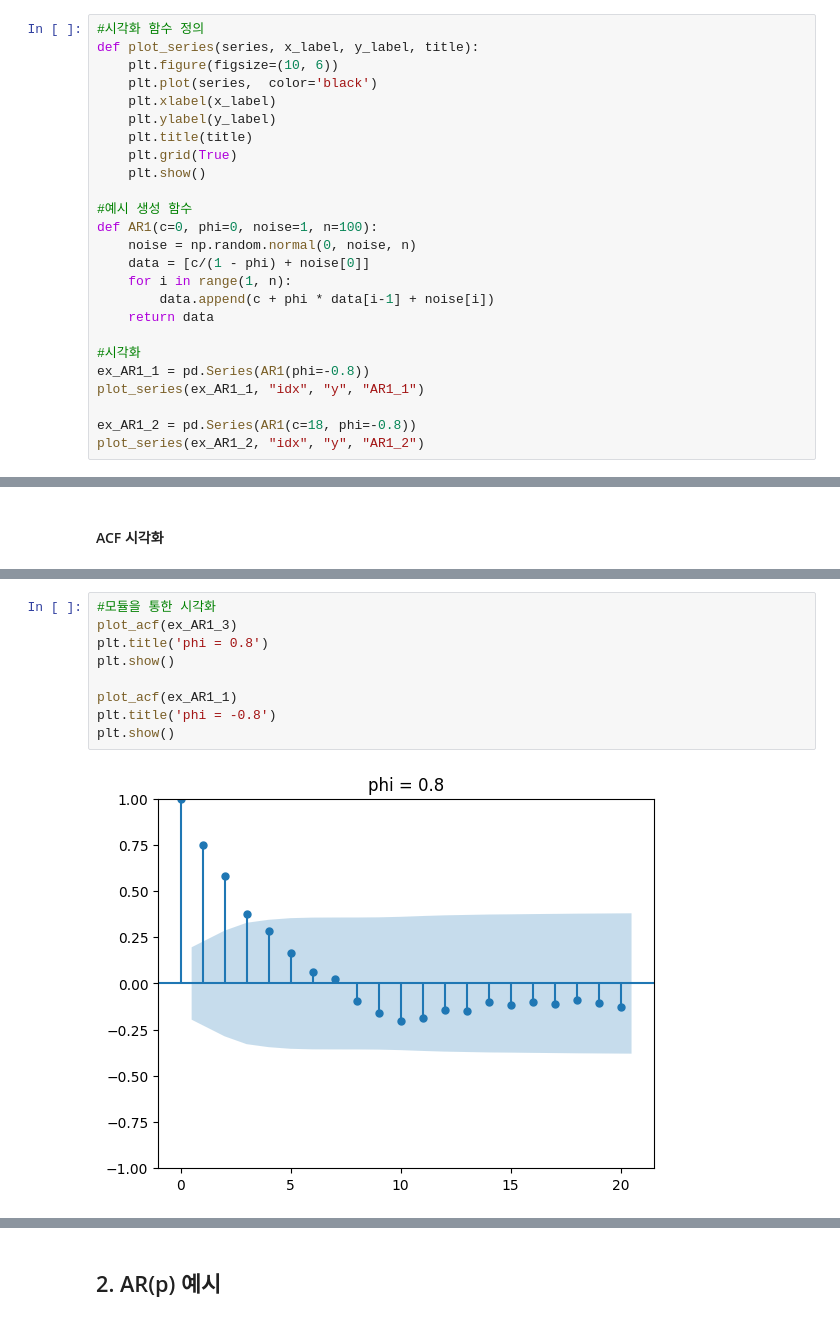
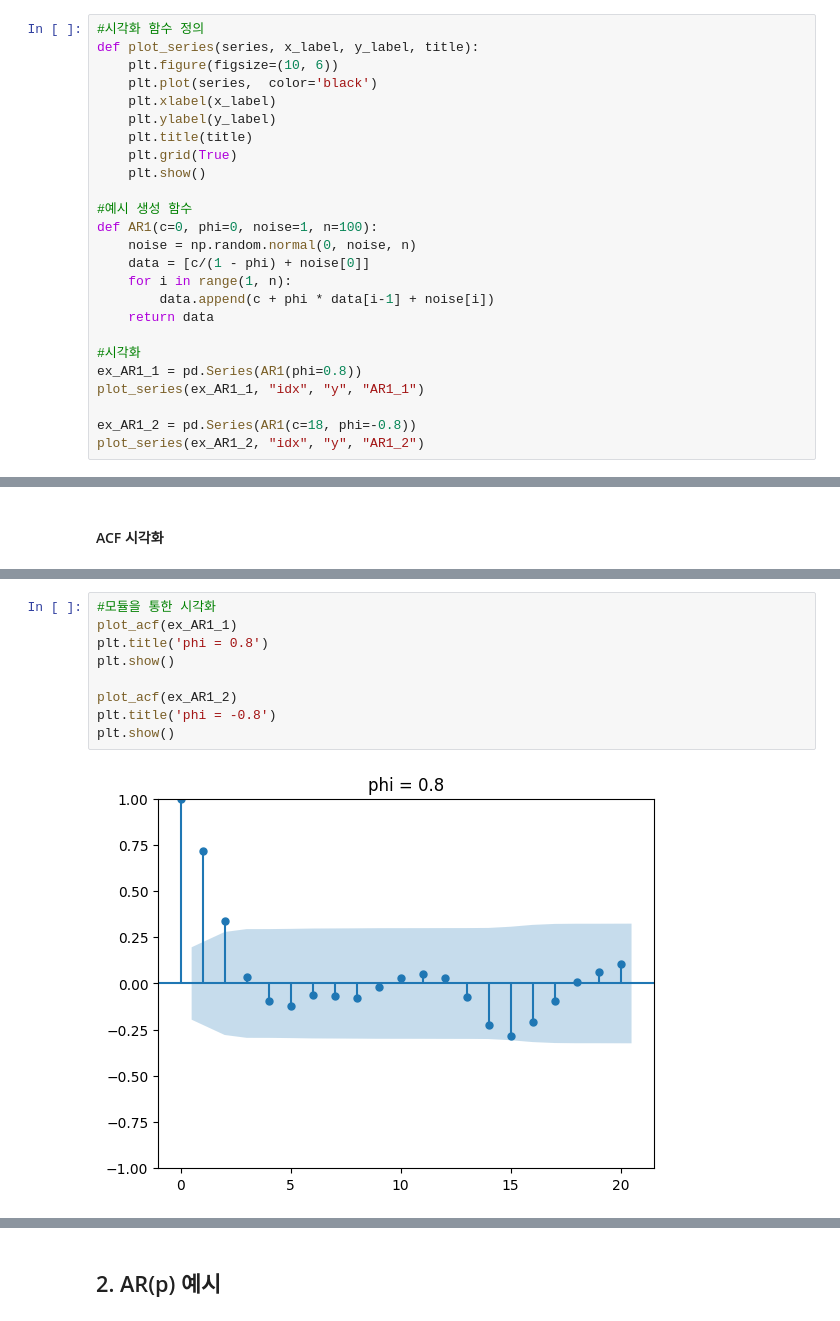
Before and after one commit to safeai-snu/Econometrics, a Jupyter notebook: Ch.3.2.ARIMA.ipynb, the cells around one changed output, grey strips where cells are left out. Saved outputs shown, nothing was run; the diff lists cells and outputs as text.

```diff
--- a/Ch.3.2.ARIMA.ipynb
+++ b/Ch.3.2.ARIMA.ipynb
@@ -187,7 +187,7 @@ def AR1(c=0, phi=0, noise=1, n=100):
     return data
 
 #시각화
-ex_AR1_1 = pd.Series(AR1(phi=-0.8))
+ex_AR1_1 = pd.Series(AR1(phi=0.8))
 plot_series(ex_AR1_1, "idx", "y", "AR1_1")
 
 ex_AR1_2 = pd.Series(AR1(c=18, phi=-0.8))
@@ -219,11 +218,11 @@ show_ACF(ex_AR1_1, "phi = -0.8")
 # %%
 #모듈을 통한 시각화
-plot_acf(ex_AR1_3)
+plot_acf(ex_AR1_1)
 plt.title('phi = 0.8')
 plt.show()
 
-plot_acf(ex_AR1_1)
+plot_acf(ex_AR1_2)
 plt.title('phi = -0.8')
 plt.show()
 # %% [output]
-[figure, old version]
+[figure, new version]
```
Also changed, not shown: parts of 3 cells of this notebook, 2 other files.
